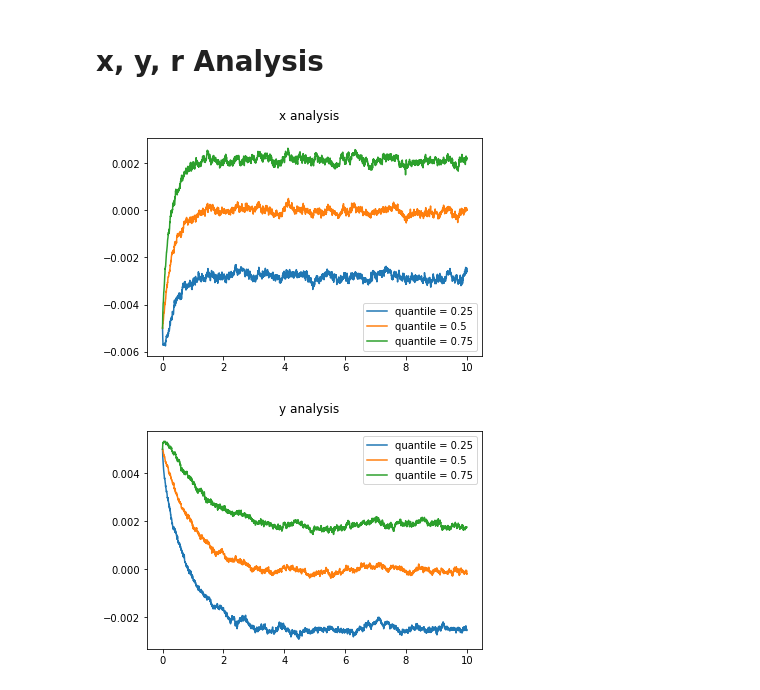
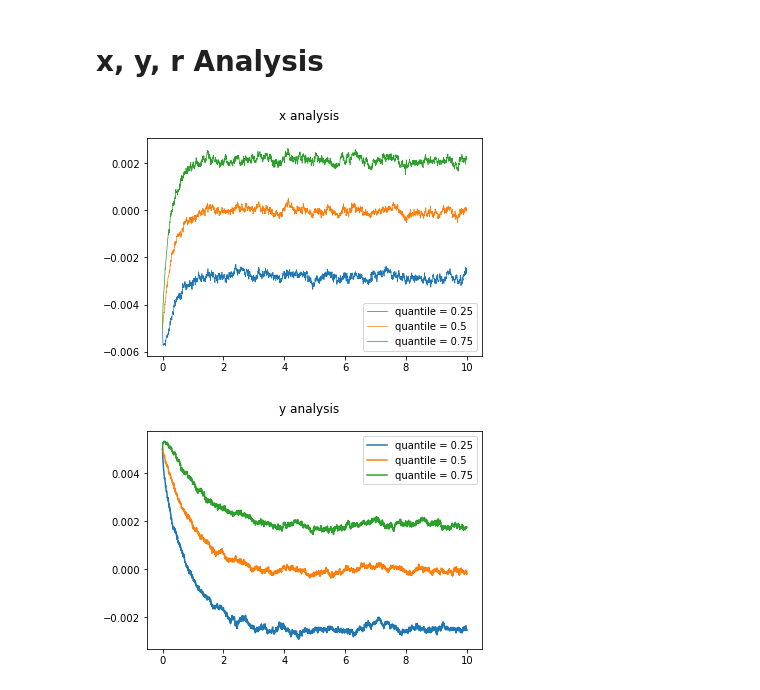
Before and after one commit to L00shui/Project3, a Jupyter notebook: Project3.ipynb, the cells around one changed output. Drawn from its saved outputs; the diff is of its cells as text; code cells hidden in the pictures.

```diff
--- a/Project3.ipynb
+++ b/Project3.ipynb
@@ -64,0 +65,9 @@ def quantile_analysis(Ntime,obj):
+# %%
+t = np.linspace(0,10,Ntime+1)
+for i in range(1):
+    plt.plot(t,x[i,:],label = 'x',linewidth='0.7')
+    plt.plot(t,y[i,:],label = 'y',linewidth='0.7')
+    plt.plot(t,r[i,:],label = 'z',linewidth='0.7')
+plt.legend()
+plt.suptitle('Illustration of x,y,r')
+plt.show()
@@ -67,17 +78,17 @@ def quantile_analysis(Ntime,obj):
 # %%
 # Investigate x
 Ntime = 252*10
 t = np.linspace(0,10,Ntime+1)
 quantile = [0.25, 0.5, 0.75]
 x_quantile = np.full((3,Ntime+1),np.nan)
 x_quantile = quantile_analysis(Ntime,x)
 for i in range(3):
-    plt.plot(t,x_quantile[i,:],label='quantile = '+ str(quantile[i]))
+    plt.plot(t,x_quantile[i,:],label='quantile = '+ str(quantile[i]),linewidth='0.7')
 plt.suptitle('x analysis')
 plt.legend()
 plt.show()
 # %% [output]
-[figure, old version]
+[figure, new version]
 # %%
 # Investigate y
 Ntime = 252*10
```
Also changed, not shown: parts of 3 cells of this notebook.
